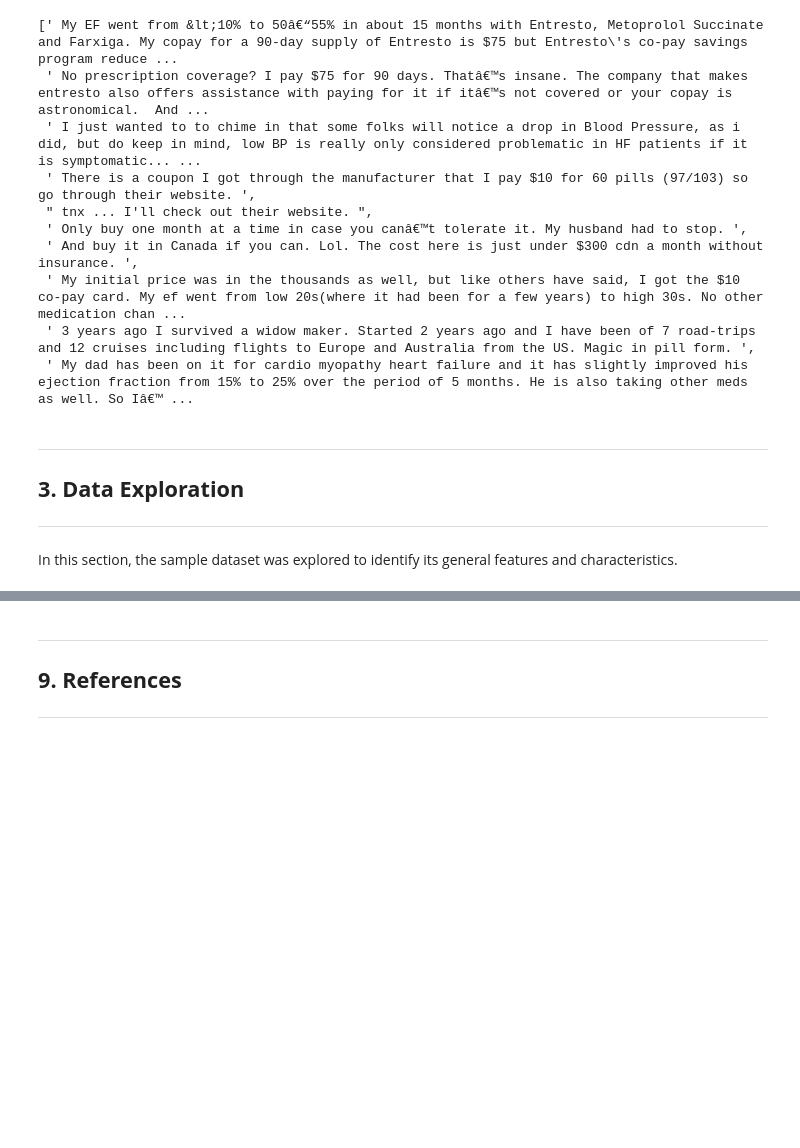
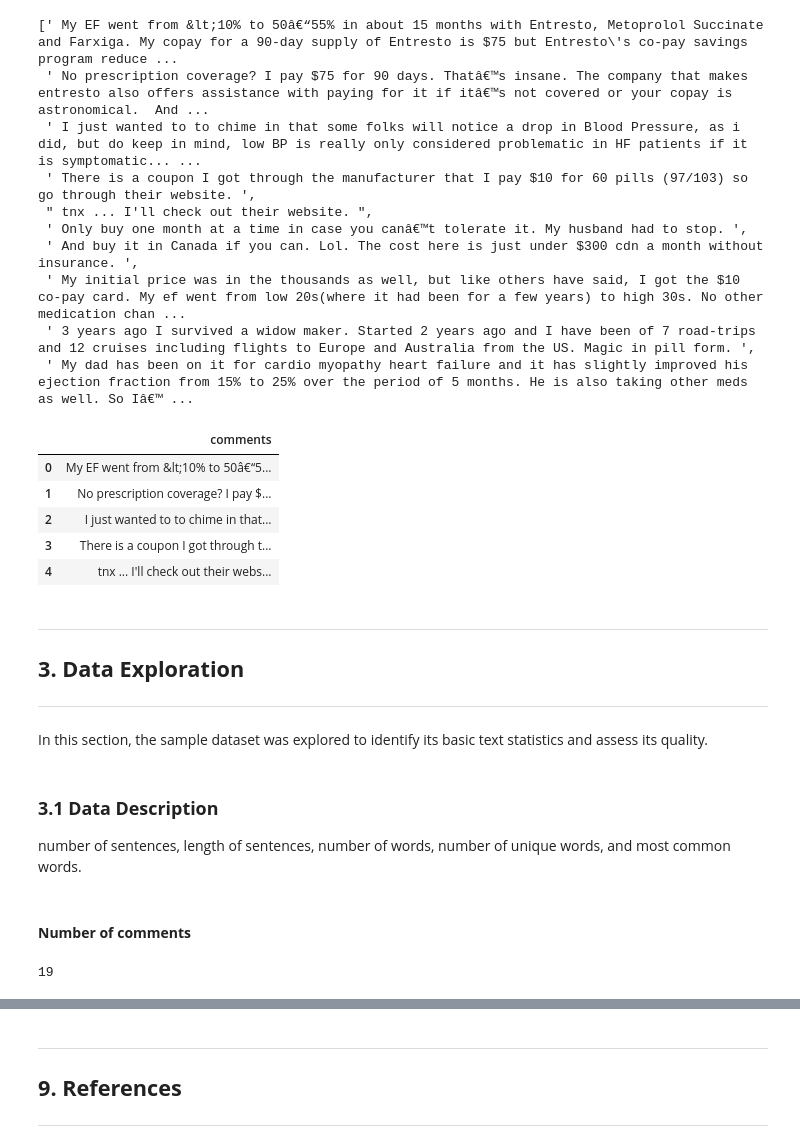
Before and after one commit to DanielEduardoLopez/SentimentAnalysisEntresto, a Jupyter notebook: notebooks/SentimentAnalysisEntresto.ipynb, the cells around one changed output, grey strips where cells are left out. Drawn from its saved outputs; the diff is of its cells as text; code cells hidden in the pictures; blank space fills up the shorter version.

Commit message:
Added word count in sample dataset

```diff
--- a/notebooks/SentimentAnalysisEntresto.ipynb
+++ b/notebooks/SentimentAnalysisEntresto.ipynb
@@ -177,10 +184,30 @@ raw_str[0:10]
  ' My initial price was in the thousands as well, but like others have said, I got the $10 co-pay card. My ef went from low 20s(where it had been for a few years) to high 30s. No other medication chan ...
  ' 3 years ago I survived a widow maker. Started 2 years ago and I have been of 7 road-trips and 12 cruises including flights to Europe and Australia from the US. Magic in pill form. ',
  ' My dad has been on it for cardio myopathy heart failure and it has slightly improved his ejection fraction from 15% to 25% over the period of 5 months. He is also taking other meds as well. So Iâ€™ ...
+# %%
+df_raw = pd.DataFrame(raw_str, columns=['comments'])
+df_raw.head()
+# %% [output]
+|  | comments |
+| 0 | My EF went from &lt;10% to 50â€“5... |
+| 1 | No prescription coverage? I pay $... |
+| 2 | I just wanted to to chime in that... |
+| 3 | There is a coupon I got through t... |
+| 4 | tnx ... I'll check out their webs... |
 # %% [markdown]
 <a class="anchor" id="exploration"></a>
 ___
 ## **3. Data Exploration**
 ___
 # %% [markdown]
-In this section, the sample dataset was explored to identify its general features and characteristics.
+In this section, the sample dataset was explored to identify its basic text statistics and assess its quality.
+# %% [markdown]
+### **3.1 Data Description** <a class="anchor" id="description"></a>
+
+number of sentences, length of sentences, number of words, number of unique words, and most common words.
+# %% [markdown]
+#### **Number of comments**
+# %%
+df_raw.shape[0]
+# %% [output]
+19
```
Also changed, not shown: parts of 10 cells of this notebook.
